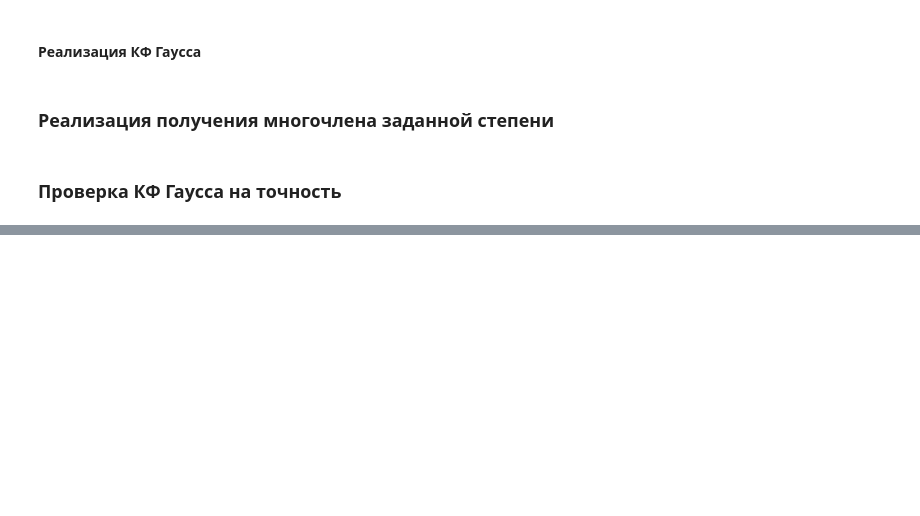
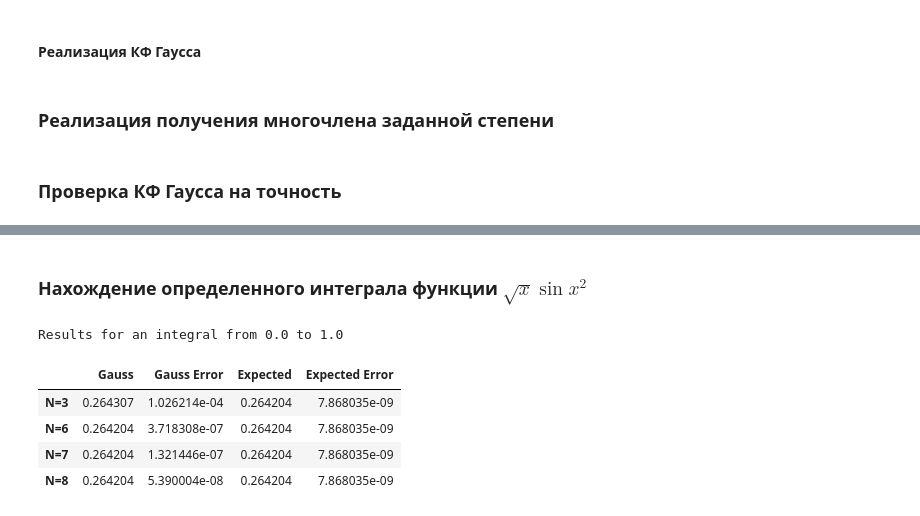
Before and after one commit to astatochek/mm-comp-wksp-04, a Jupyter notebook: 5.1 New Type of Integrals/note.ipynb, the cells around one changed output, grey strips where cells are left out. Cells and saved outputs as stored; diff of their text form; code cells hidden in the pictures; blank space fills up the shorter version.

```diff
--- a/5.1 New Type of Integrals/note.ipynb
+++ b/5.1 New Type of Integrals/note.ipynb
@@ -222,0 +223,21 @@ Results for an integral from -3.0 to 4.0
+# %% [markdown]
+### Нахождение определенного интеграла функции $\sqrt{x}\sin{x^2}$
+# %%
+target_function = lambda x: x**0.5 * np.sin(x**2)
+N = [3, 6, 7, 8]
+a = float(input('Введите левую границу интегрирования: '))
+b = float(input('Введите правую границу интегрирования: '))
+expected, error = integrate.quad(target_function, a, b)
+actual = np.array([gauss(target_function, a, b, n) for n in N])
+data = {'Gauss': actual, 'Gauss Error': np.array([abs(res - expected) for res in actual]), 'Expected': np.array([expected for _ in N]), 'Expected Error': np.array([error for _ in N])}
+df = pd.DataFrame(data=data, index=[f'N={n}' for n in N])
+print(f'Results for an integral from {a} to {b}')
+# для 0 1 вольфрам посчитал: 0.264204040613324...
+df
+# %% [output]
+Results for an integral from 0.0 to 1.0
+|  | Gauss | Gauss Error | Expected | Expected Error |
+| N=3 | 0.264307 | 1.026214e-04 | 0.264204 | 7.868035e-09 |
+| N=6 | 0.264204 | 3.718308e-07 | 0.264204 | 7.868035e-09 |
+| N=7 | 0.264204 | 1.321446e-07 | 0.264204 | 7.868035e-09 |
+| N=8 | 0.264204 | 5.390004e-08 | 0.264204 | 7.868035e-09 |
```
Also changed, not shown: parts of 4 cells of this notebook.
